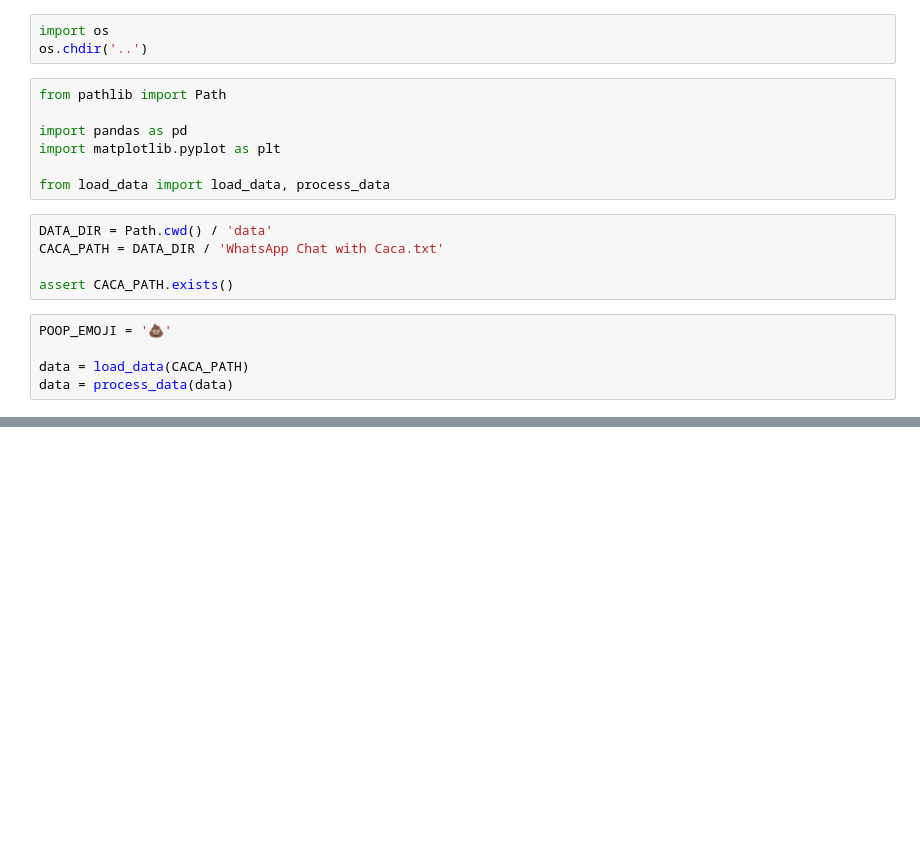
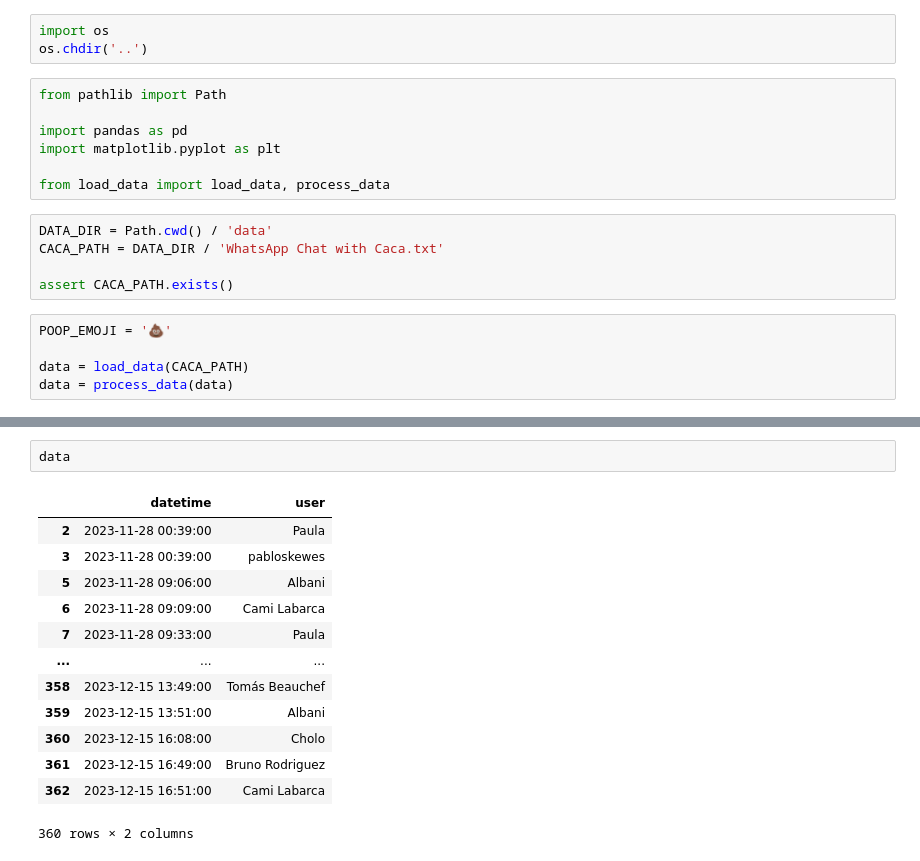
Before and after one commit to pabloskewes/poopanalytics, a Jupyter notebook: notebooks/caca.ipynb, the cells around one changed output, grey strips where cells are left out. Drawn from its saved outputs; the diff is of its cells as text; blank space fills up the shorter version.

```diff
--- a/notebooks/caca.ipynb
+++ b/notebooks/caca.ipynb
@@ -28,0 +29,16 @@ Text(0.5, 1.0, 'Poop Emoji Count by User')
+# %%
+data
+# %% [output]
+|  | datetime | user |
+| 2 | 2023-11-28 00:39:00 | Paula |
+| 3 | 2023-11-28 00:39:00 | pabloskewes |
+| 5 | 2023-11-28 09:06:00 | Albani |
+| 6 | 2023-11-28 09:09:00 | Cami Labarca |
+| 7 | 2023-11-28 09:33:00 | Paula |
+| ... | ... | ... |
+| 358 | 2023-12-15 13:49:00 | Tomás Beauchef |
+| 359 | 2023-12-15 13:51:00 | Albani |
+| 360 | 2023-12-15 16:08:00 | Cholo |
+| 361 | 2023-12-15 16:49:00 | Bruno Rodriguez |
+| 362 | 2023-12-15 16:51:00 | Cami Labarca |
+360 rows × 2 columns
```
Also changed, not shown: parts of 4 cells of this notebook, 2 other files.
